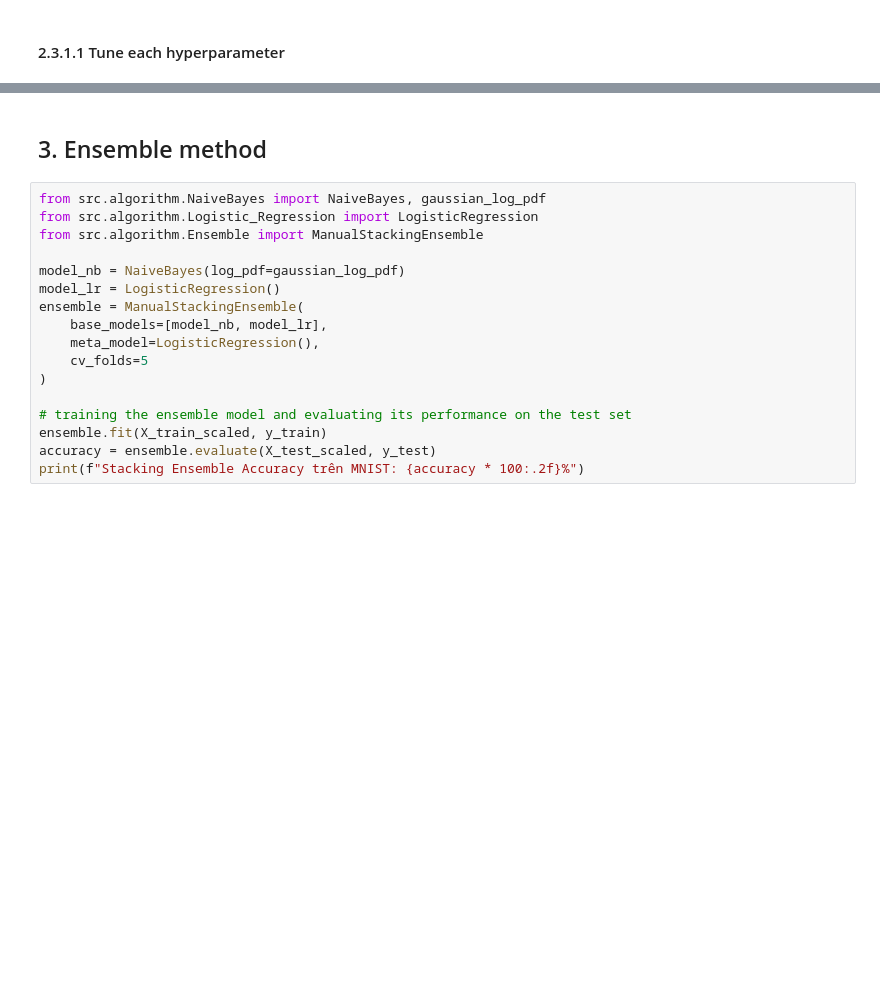
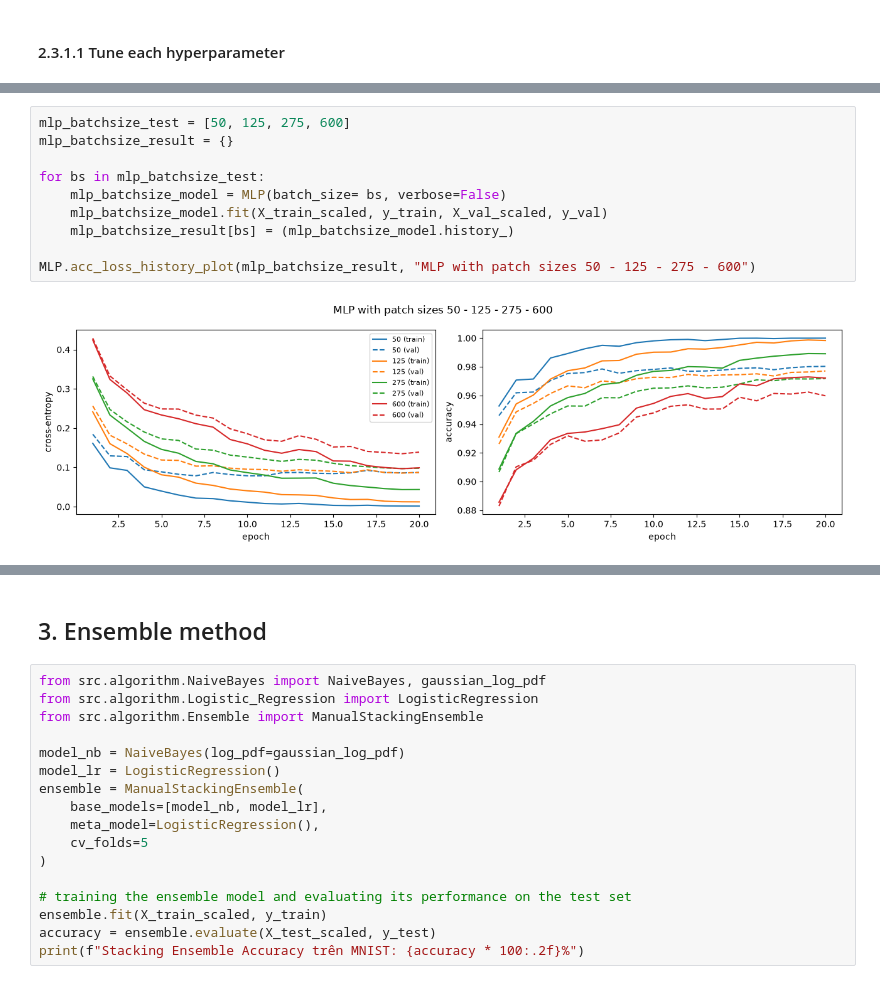
Before and after one commit to ddkhoa83/handwritten_text_recognition, a Jupyter notebook: notebooks/main.ipynb, the cells around one changed output, grey strips where cells are left out. Cells and saved outputs as stored; diff of their text form; blank space fills up the shorter version.

```diff
--- a/notebooks/main.ipynb
+++ b/notebooks/main.ipynb
@@ -229,0 +242,12 @@ plt.show()
+# %%
+mlp_batchsize_test = [50, 125, 275, 600]
+mlp_batchsize_result = {}
+
+for bs in mlp_batchsize_test:
+    mlp_batchsize_model = MLP(batch_size= bs, verbose=False)
+    mlp_batchsize_model.fit(X_train_scaled, y_train, X_val_scaled, y_val)
+    mlp_batchsize_result[bs] = (mlp_batchsize_model.history_)
+
+MLP.acc_loss_history_plot(mlp_batchsize_result, "MLP with patch sizes 50 - 125 - 275 - 600")
+# %% [output]
+[figure, added]
```
Also changed, not shown: parts of 11 cells of this notebook, 1 other file.
